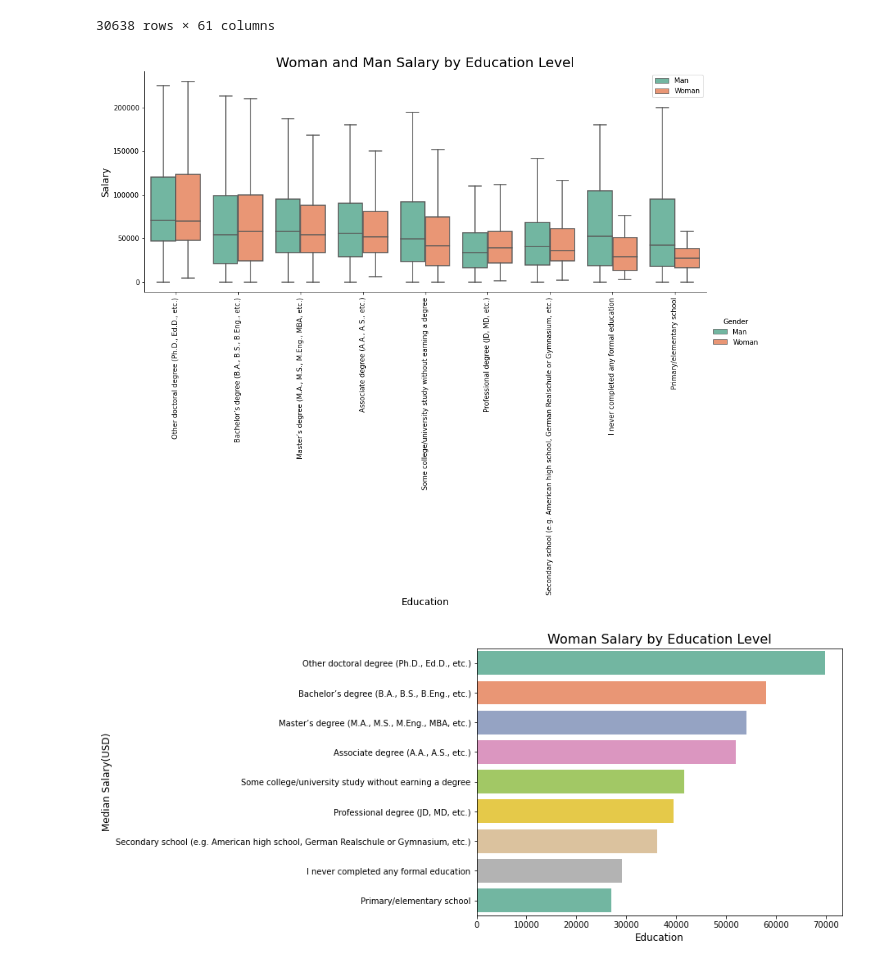
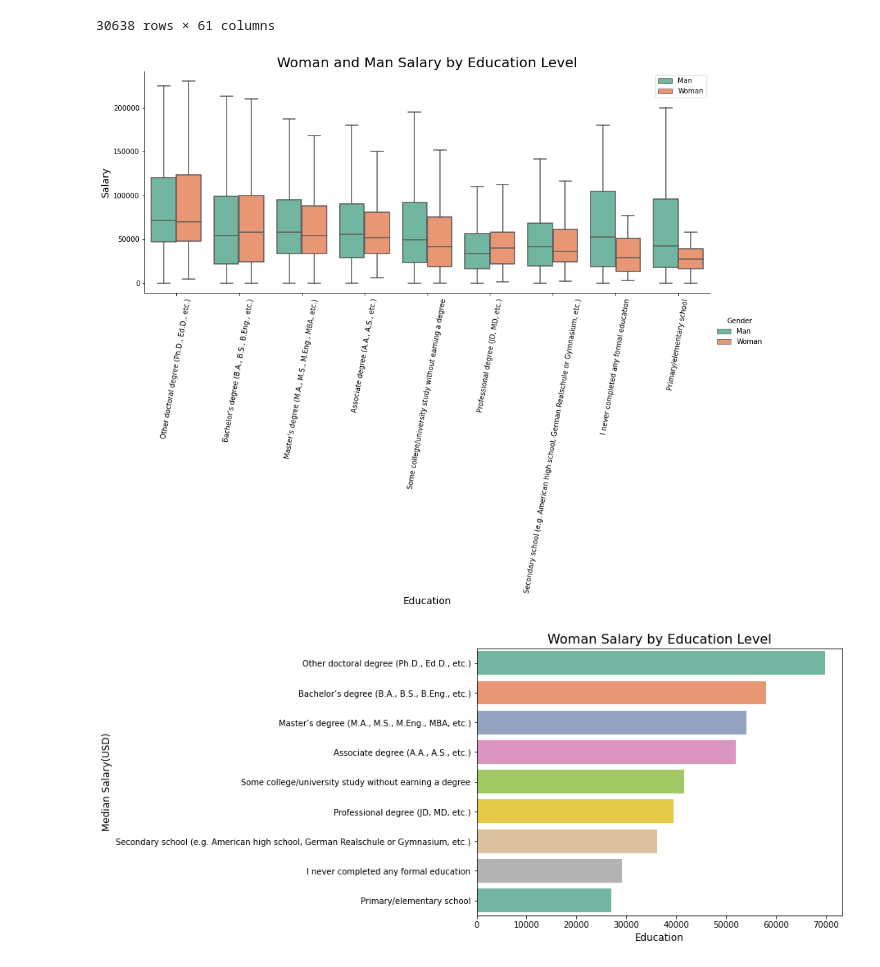
Before and after one commit to WidyaPuspitaloka/StackOverflow_2020_Developer_Survey, a Jupyter notebook: StackOverflow-Developer-Survey-Analysis-2020/StackOverflow2020-Developer-Survey-Analysis.ipynb, the cells around one changed output. Cells and saved outputs as stored; diff of their text form; code cells hidden in the pictures.

```diff
--- a/StackOverflow-Developer-Survey-Analysis-2020/StackOverflow2020-Developer-Survey-Analysis.ipynb
+++ b/StackOverflow-Developer-Survey-Analysis-2020/StackOverflow2020-Developer-Survey-Analysis.ipynb
@@ -1739,14 +2024,14 @@ df_gensal_nonull
 # %%
 from numpy import median
 sns.catplot(x="EdLevel", hue="Gender", y="ConvertedComp", kind = "box", data=df_gensal_nonull,  palette = sns.color_palette("Set2"), aspect=10/4, showfliers=False, order = ["Other doctoral degree (Ph.D., Ed.D., etc.)", "Bachelor’s degree (B.A., B.S., B.Eng., etc.)","Master’s degree (M.A., M.S., M.Eng., MBA, etc.)","Associate degree (A.A., A.S., etc.)","Some college/university study without earning a degree","Professional degree (JD, MD, etc.)","Secondary school (e.g. American high school, German Realschule or Gymnasium, etc.)","I never completed any formal education","Primary/elementary school"])
 plt.title('Woman and Man Salary by Education Level', fontsize = 20)
 plt.xlabel('Education', fontsize=14)
-plt.xticks(rotation = 90)
+plt.xticks(rotation = 80)
 plt.legend(title='', loc='upper right')
 plt.ylabel('Salary',  fontsize=14)
 plt.show()
 # %% [output]
-[figure, old version]
+[figure, new version]
 # %%
 #grouping edlevel and gender
 df_gen_ed_sal_woman_grouped = df_woman_ed.groupby(["EdLevel", "Gender"]).median()
```
Also changed, not shown: parts of 105 cells of this notebook.
